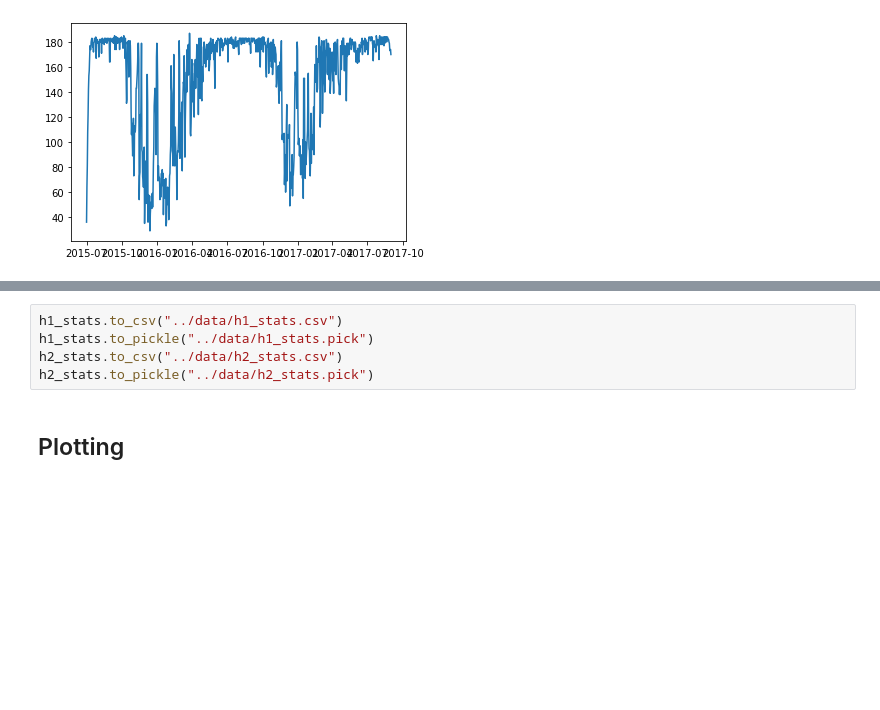
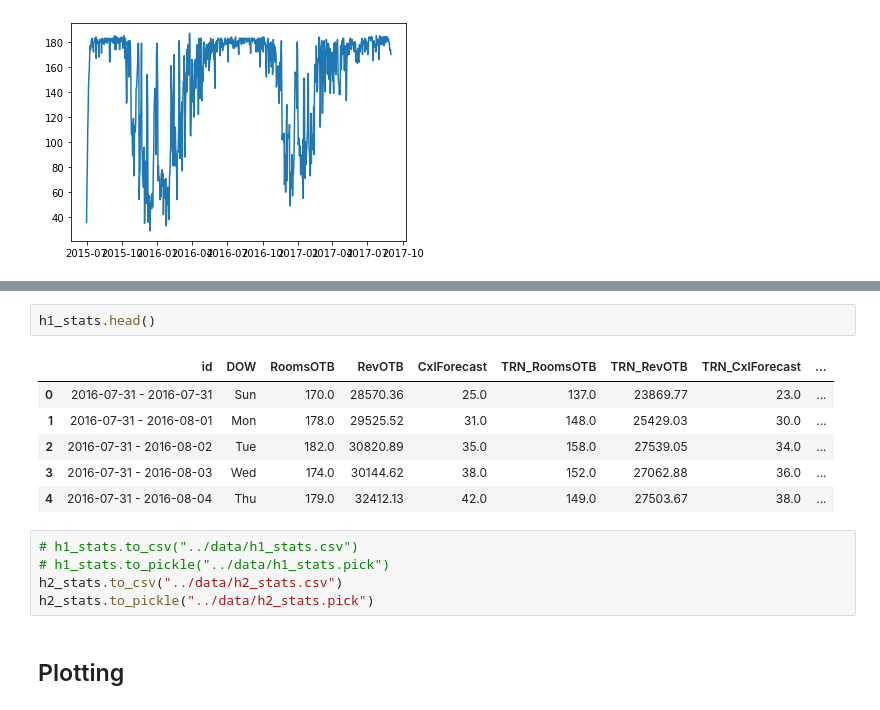
Before and after one commit to edubu2/hotel-revman-system, a Jupyter notebook: code/agg_test.ipynb, the cells around one changed output, grey strips where cells are left out. Drawn from its saved outputs; the diff is of its cells as text; blank space fills up the shorter version.

```diff
--- a/code/agg_test.ipynb
+++ b/code/agg_test.ipynb
@@ -38,6 +44,15 @@ Wall time: 1min 11s
+# %%
+h1_stats.head()
+# %% [output]
+|  | id | DOW | RoomsOTB | RevOTB | CxlForecast | TRN_RoomsOTB | TRN_RevOTB | TRN_CxlForecast | ... |
+| 0 | 2016-07-31 - 2016-07-31 | Sun | 170.0 | 28570.36 | 25.0 | 137.0 | 23869.77 | 23.0 | ... |
+| 1 | 2016-07-31 - 2016-08-01 | Mon | 178.0 | 29525.52 | 31.0 | 148.0 | 25429.03 | 30.0 | ... |
+| 2 | 2016-07-31 - 2016-08-02 | Tue | 182.0 | 30820.89 | 35.0 | 158.0 | 27539.05 | 34.0 | ... |
+| 3 | 2016-07-31 - 2016-08-03 | Wed | 174.0 | 30144.62 | 38.0 | 152.0 | 27062.88 | 36.0 | ... |
+| 4 | 2016-07-31 - 2016-08-04 | Thu | 179.0 | 32412.13 | 42.0 | 149.0 | 27503.67 | 38.0 | ... |
 # %%
-h1_stats.to_csv("../data/h1_stats.csv")
-h1_stats.to_pickle("../data/h1_stats.pick")
+# h1_stats.to_csv("../data/h1_stats.csv")
+# h1_stats.to_pickle("../data/h1_stats.pick")
 h2_stats.to_csv("../data/h2_stats.csv")
 h2_stats.to_pickle("../data/h2_stats.pick")
 # %% [markdown]
```
Also changed, not shown: parts of 7 cells of this notebook, 8 other files.
